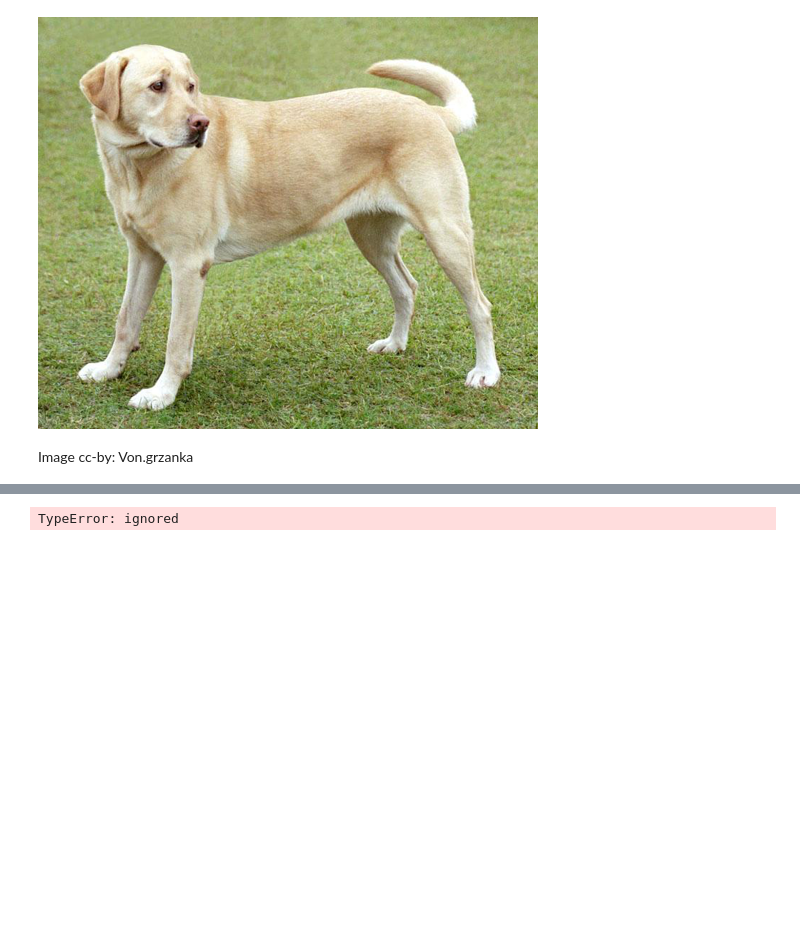
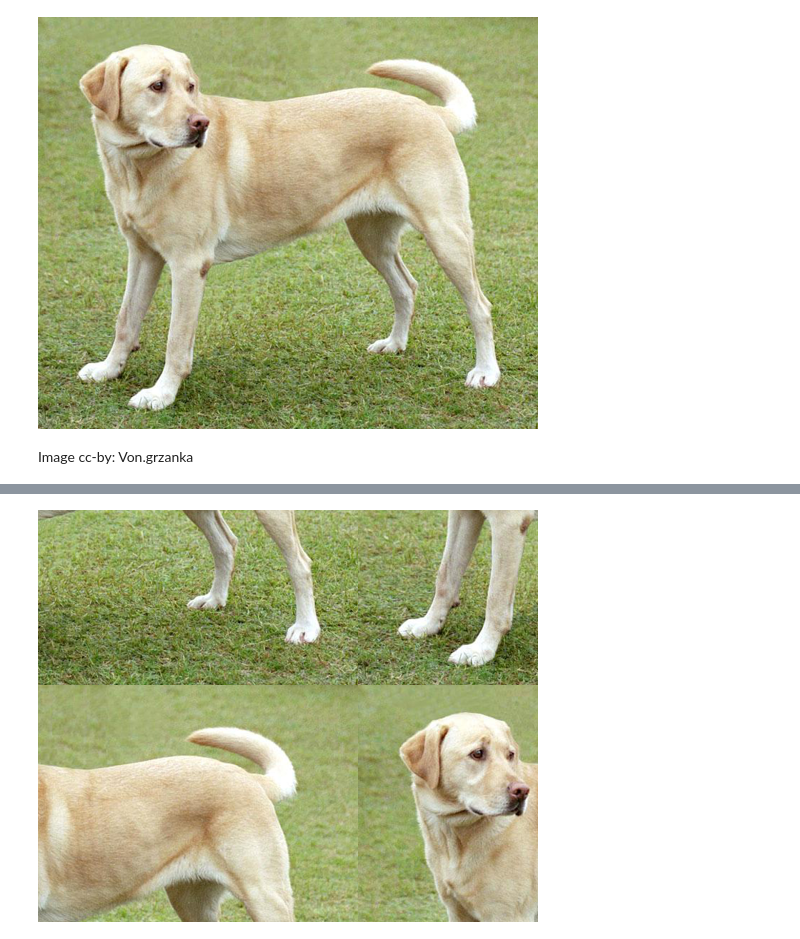
Before and after one commit to zfukuoka/Copying_a_sutra, a Jupyter notebook: tensorflow_core_tutorial/DeepDream.ipynb, the cells around one changed output, grey strips where cells are left out. Cells and saved outputs as stored; diff of their text form; code cells hidden in the pictures; blank space fills up the shorter version.

```diff
--- a/tensorflow_core_tutorial/DeepDream.ipynb
+++ b/tensorflow_core_tutorial/DeepDream.ipynb
@@ -172,12 +172,12 @@ end-start
 def random_roll(img, maxroll):
   # Randomly shift the image to avoid tiled boundaries
   shift = tf.random.uniform(
-      shape=[2], minval=-maxroll, maxval=maxroll, dtype=tf.unit32)
+      shape=[2], minval=-maxroll, maxval=maxroll, dtype=tf.int32)
   shift_down, shift_right = shift[0], shift[1]
   img_rolled  = tf.roll(tf.roll(img, shift_right, axis=1), shift_down, axis=0)
   return shift_down, shift_right, img_rolled
 # %%
-shift_down, shift_right, img_rolled = random_roll(np.array(original_img, 512))
+shift_down, shift_right, img_rolled = random_roll(np.array(original_img), 512)
 show(img_rolled)
 # %% [output]
-TypeError: ignored
+[figure, added]
```
Also changed, not shown: parts of 4 cells of this notebook.
